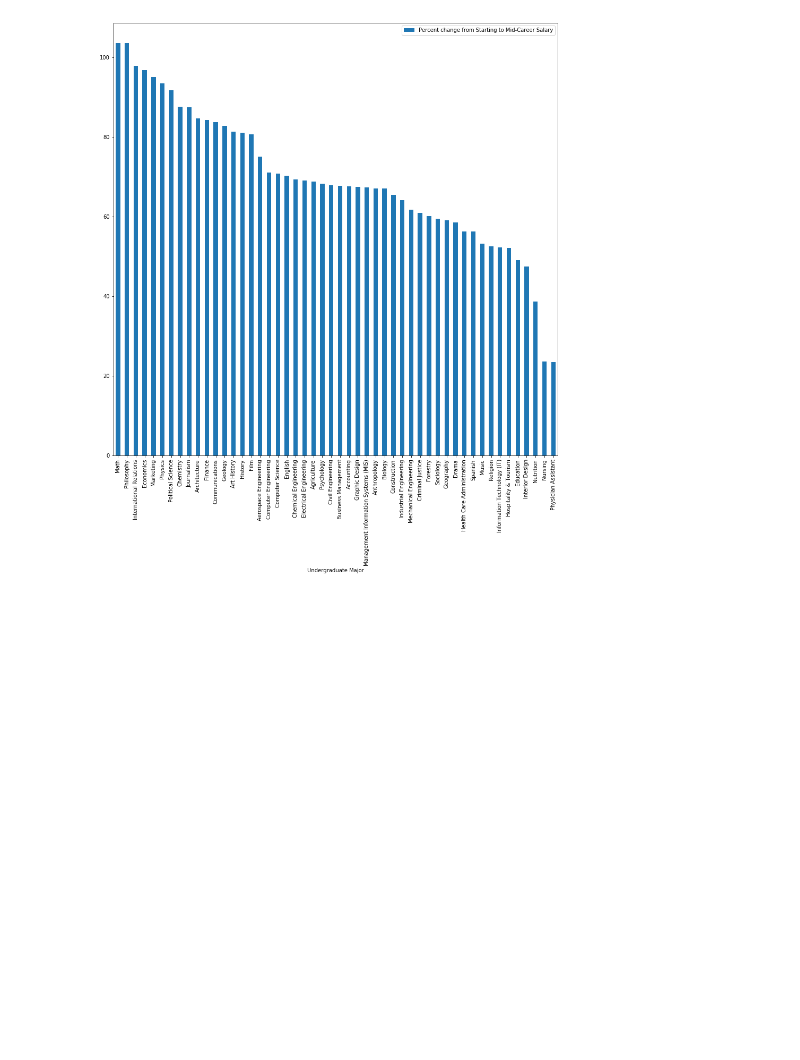
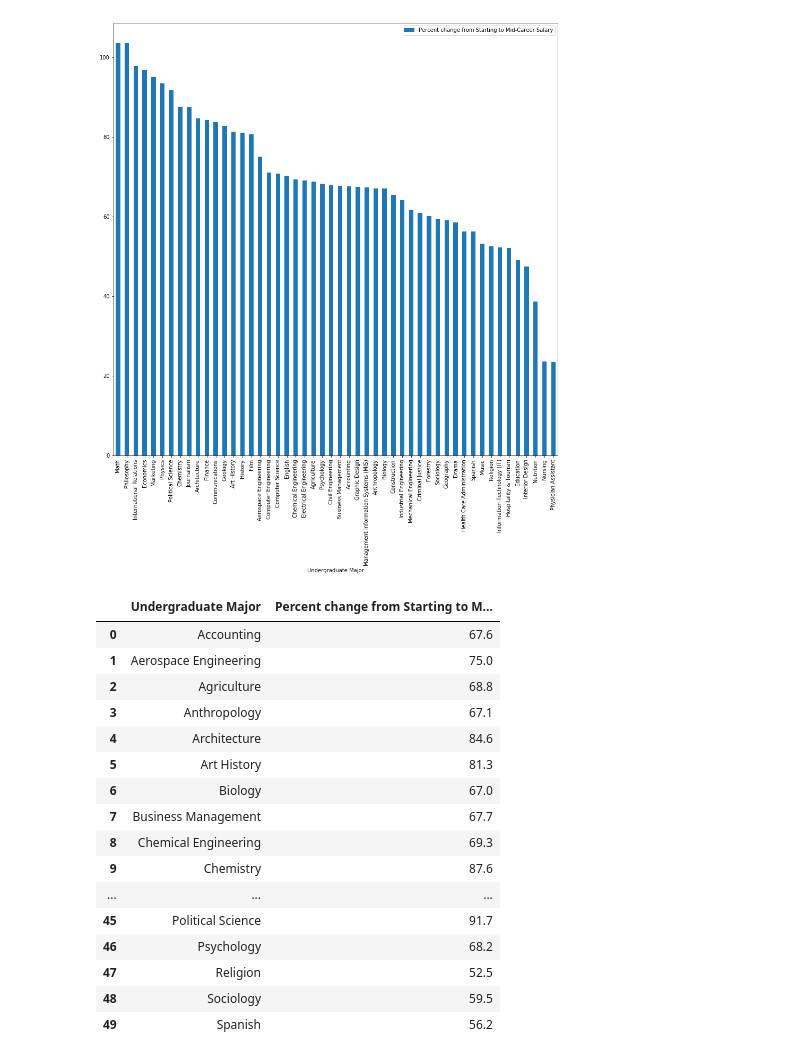
Before and after one commit to LyuboKushev/college-attendance-usa, a Jupyter notebook: Where It Pays to Attend College.ipynb, the cells around one changed output. Cells and saved outputs as stored; diff of their text form; code cells hidden in the pictures; blank space fills up the shorter version.

```diff
--- a/Where It Pays to Attend College.ipynb
+++ b/Where It Pays to Attend College.ipynb
@@ -281,6 +281,25 @@ perc_change.sort_values('Percent change from Starting to Mid-Career Salary', asc
 [figure]
 # %%
 perc_series = perc_change['Percent change from Starting to Mid-Career Salary']
+perc_change
+# %% [output]
+|  | Undergraduate Major | Percent change from Starting to M... |
+| 0 | Accounting | 67.6 |
+| 1 | Aerospace Engineering | 75.0 |
+| 2 | Agriculture | 68.8 |
+| 3 | Anthropology | 67.1 |
+| 4 | Architecture | 84.6 |
+| 5 | Art History | 81.3 |
+| 6 | Biology | 67.0 |
+| 7 | Business Management | 67.7 |
+| 8 | Chemical Engineering | 69.3 |
+| 9 | Chemistry | 87.6 |
+| ... | ... | ... |
+| 45 | Political Science | 91.7 |
+| 46 | Psychology | 68.2 |
+| 47 | Religion | 52.5 |
+| 48 | Sociology | 59.5 |
+| 49 | Spanish | 56.2 |
 # %%
 def bin_perc(series: pd.Series) -> pd.Series:
     percent_labels = [f"[{i}, {i+10})" for i in range(0,110,10)]
```
Also changed, not shown: parts of 4 cells of this notebook.
